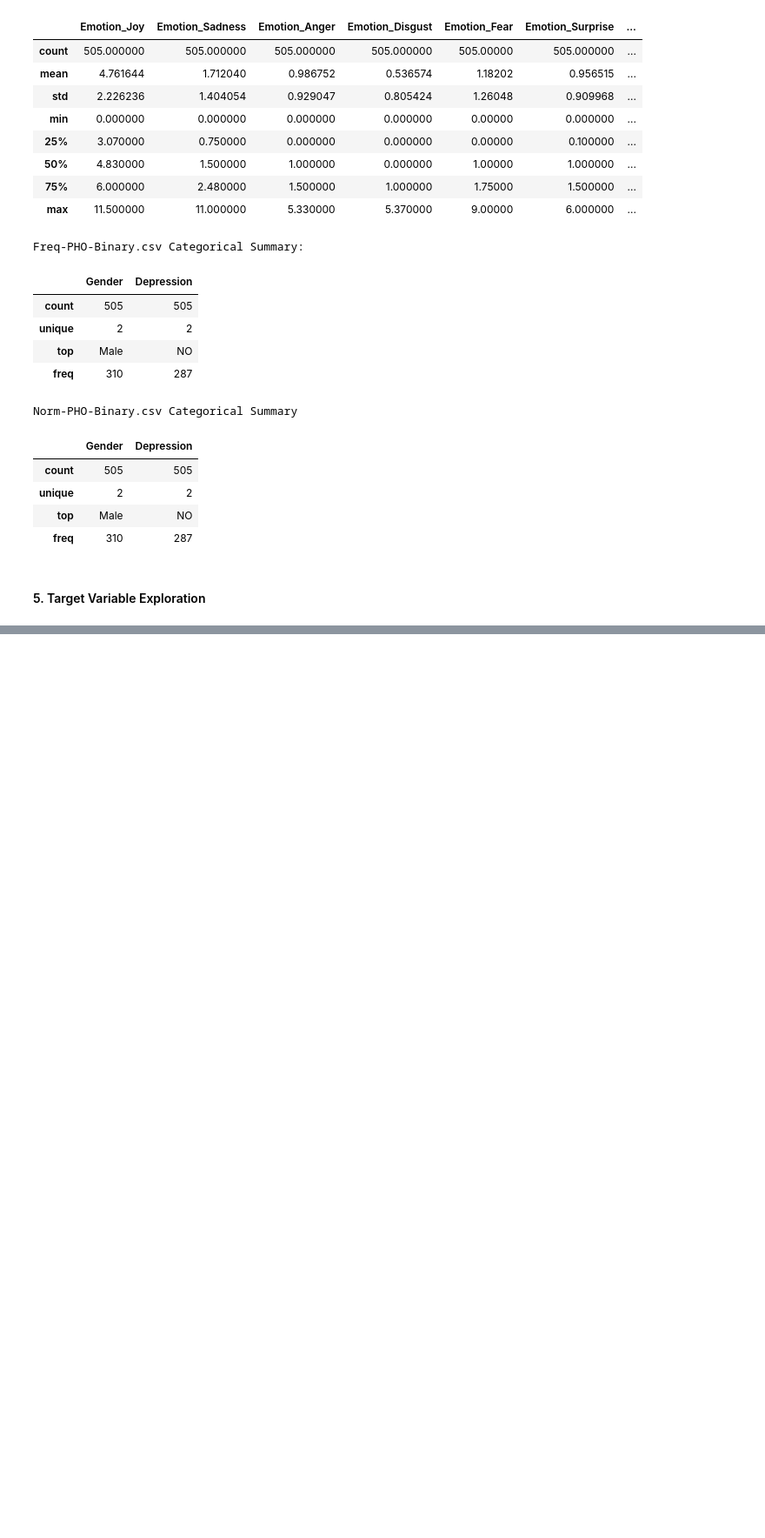
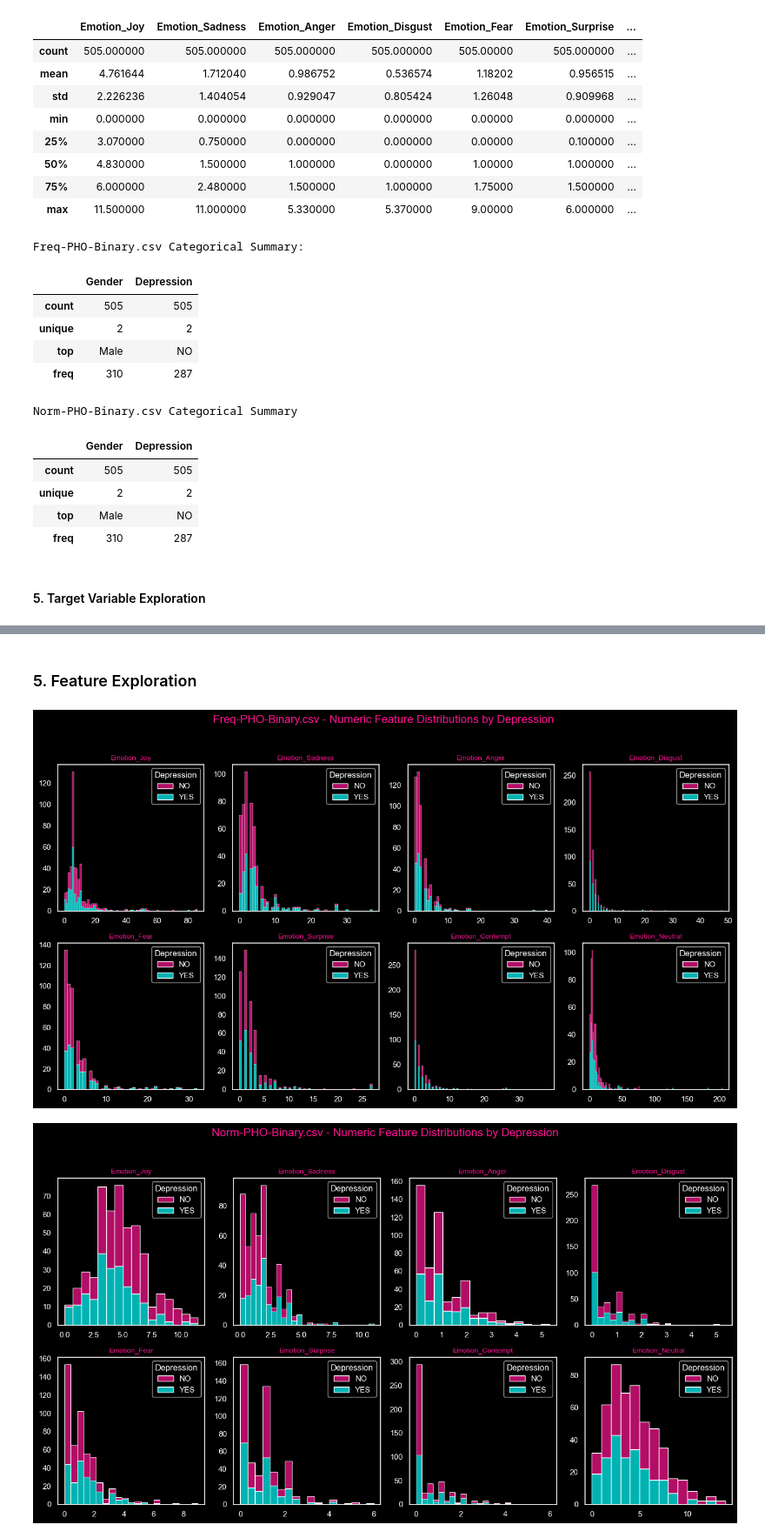
Before and after one commit to Syaza777/Classification-Depression-Dataset-Using-KNN-DT-SVM, a Jupyter notebook: A1.ipynb, the cells around one changed output, grey strips where cells are left out. Shown at 87% size. Cells and saved outputs as stored; diff of their text form; code cells hidden in the pictures; blank space fills up the shorter version.

```diff
--- a/A1.ipynb
+++ b/A1.ipynb
@@ -350,0 +352,27 @@ plot_target_distribution(norm, "Norm-PHO-Binary.csv")
+# %% [markdown]
+### 5. Feature Exploration
+# %%
+# Histograms for Numeric Features (Emotions)
+# Function to plot numeric features
+def plot_numeric_features_hue(df, dataset_name):
+    plt.figure(figsize=(14,8))
+    for i, col in enumerate(numeric_cols):
+        plt.subplot(2, 4, i+1)
+        sns.histplot(df, x=col, hue='Depression', multiple='stack',
+                     palette=['deeppink', 'cyan'], edgecolor='white', alpha=0.7)
+        plt.title(col, color='deeppink', fontsize=10)
+        plt.xlabel('')
+        plt.ylabel('')
+        plt.grid(False)
+        plt.gca().set_facecolor('black')
+        plt.tick_params(colors='white')
+    plt.suptitle(f'{dataset_name} - Numeric Feature Distributions by Depression', fontsize=16, color='deeppink')
+    plt.tight_layout(rect=[0, 0, 1, 0.95])
+    plt.show()
+
+# Apply to both datasets
+plot_numeric_features_hue(freq, "Freq-PHO-Binary.csv")
+plot_numeric_features_hue(norm, "Norm-PHO-Binary.csv")
+# %% [output]
+[figure, added]
+[figure, added]
```
Also changed, not shown: parts of 9 cells of this notebook.
